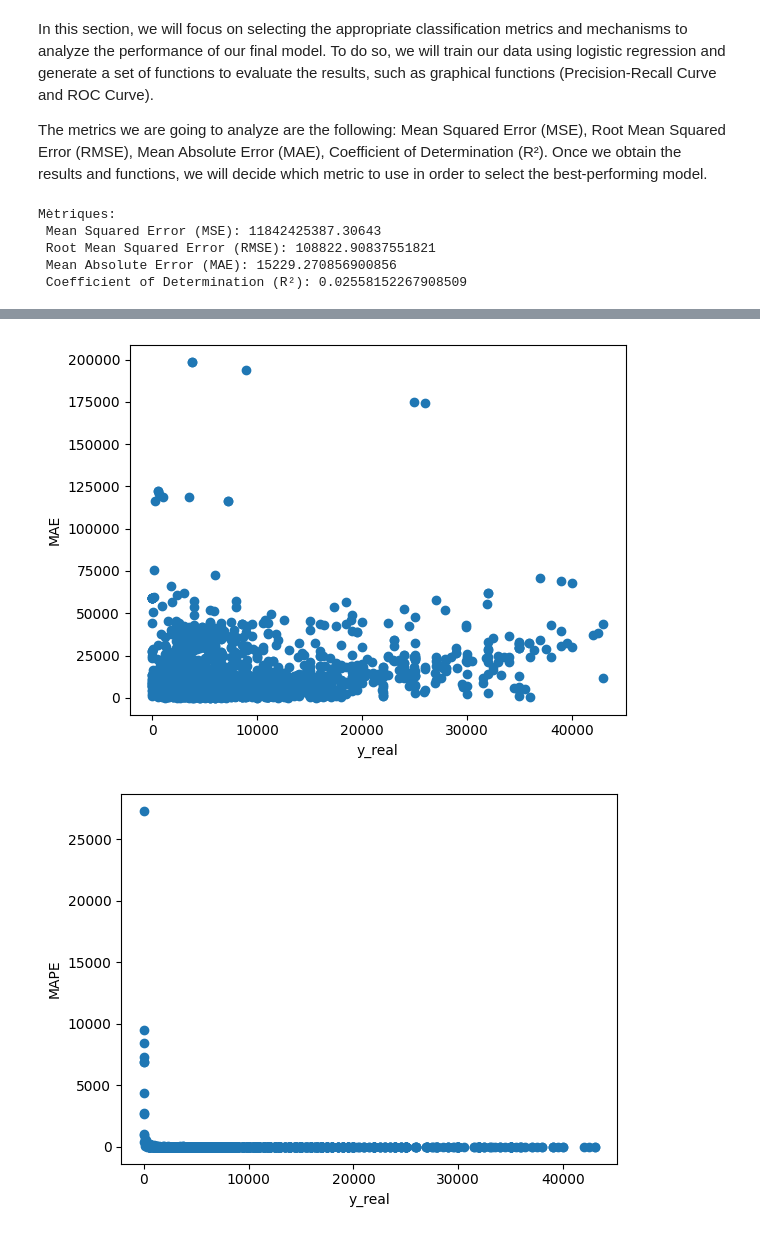
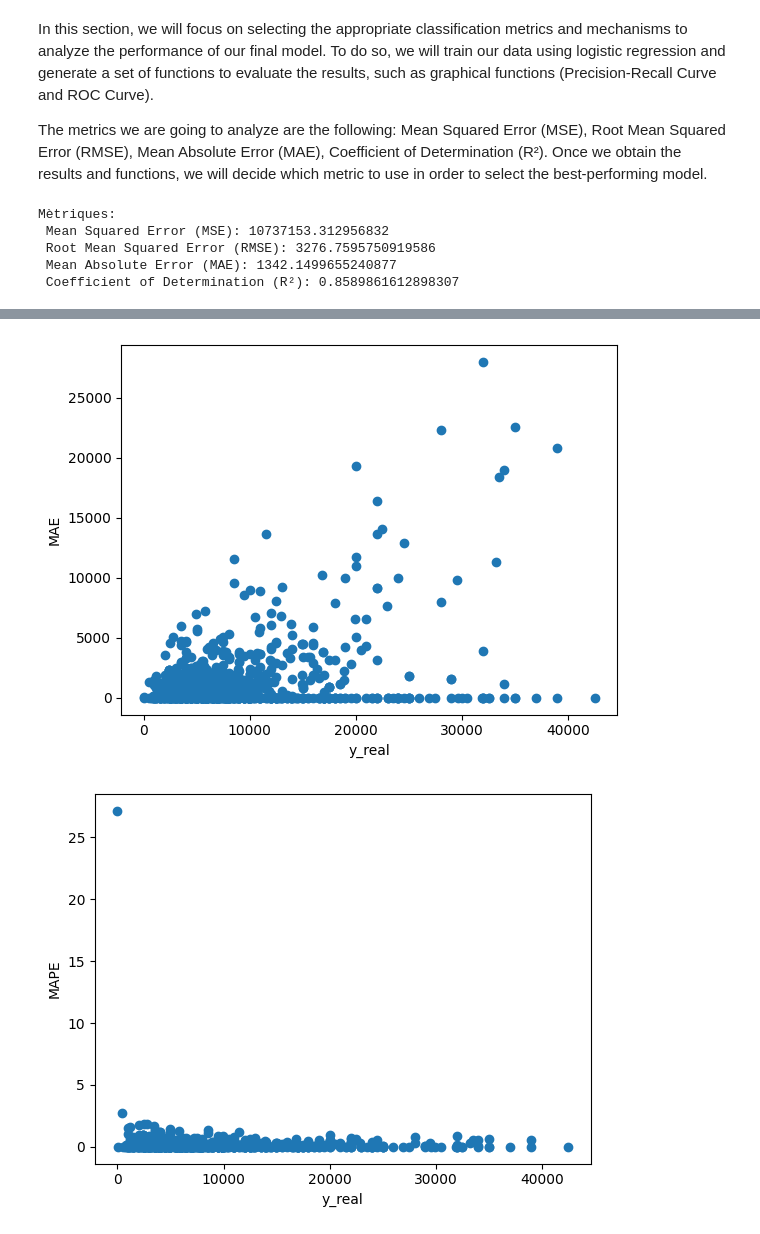
Before and after one commit to PepOrtinLopz/Kaggle, a Jupyter notebook: Kaggle.ipynb, the cells around one changed output, grey strips where cells are left out. Saved outputs shown, nothing was run; the diff lists cells and outputs as text; code cells hidden in the pictures.

```diff
--- a/Kaggle.ipynb
+++ b/Kaggle.ipynb
@@ -166,0 +172,17 @@ Name: posting_date, dtype: object
+# %%
+# Conversion of price to numeric
+df["price"] = pd.to_numeric(df["price"], errors="coerce")
+
+print("[INFO] Price field after conversion to numeric: \n", df['price'].head())
+
+# Filtering the rows of cars that have a price greater than 0
+df = df[df["price"] > 0].copy()
+# Creation of new column containing the natural logarithm of the price
+df["log_price"] = np.log(df["price"])
+
+# Replace any such value with NaN
+df.replace([np.inf, -np.inf], np.nan, inplace=True)
+# Remove al NaN values from both the price and log_price columns
+df.dropna(subset=["price", "log_price"], inplace=True)
+
+get_percentage_nan_per_column(df)
@@ -396,44 +394,36 @@ def mostrar_grafics (y, y_pred):
     plt.ylabel('MAPE')   # Label for the X-axis (Mean Absolute Percentage Error)
     plt.show()
 # %%
-from sklearn.linear_model import LinearRegression
-
 target_att = "price"
 
-df[target_att] = pd.to_numeric(df[target_att], errors="coerce")
+# We apply the linear regression model
+model = LinearRegression()
 
-attributes = [k for k in numeric_cols if k != target_att]
+# Train the model
+model.fit(X, y_log)
 
-data = df[attributes + [target_att]].dropna()
-
-X = data[attributes]
-y = data[target_att]
-
-# print("[DEBUG] NaNs en y:", y.isna().sum())
-# print("[DEBUG] NaNs en X per col:\n", X.isna().sum())
-
-lr = LinearRegression(fit_intercept=True)
-lr.fit(X, y)
-
-y_pred = lr.predict(X)
+# Model prediction
+y_pred_log = model.predict(X)
+# Transform the log scale back to the original scale
+y_pred = np.exp(y_pred_log)   # back to euros
 
 print("Mètriques: ")
-print(" Mean Squared Error (MSE):", calculMetriques(y, y_pred, metric="mse"))
-print(" Root Mean Squared Error (RMSE):", calculMetriques(y, y_pred, metric="rmse"))
-print(" Mean Absolute Error (MAE):", calculMetriques(y, y_pred, metric="mae"))
-print(" Coefficient of Determination (R²):", calculMetriques(y, y_pred, metric="r2"))
+print(" Mean Squared Error (MSE):",  calculMetriques(y_real, y_pred, metric="mse"))
+print(" Root Mean Squared Error (RMSE):", calculMetriques(y_real, y_pred, metric="rmse"))
+print(" Mean Absolute Error (MAE):", calculMetriques(y_real, y_pred, metric="mae"))
+print(" Coefficient of Determination (R²):", calculMetriques(y_real, y_pred, metric="r2"))
 
 # ---- Quitar solo outliers del gráfico ----
-p99 = y.quantile(0.99)
-mask = y <= p99
+p99 = y_real.quantile(0.99)
+mask = y_real <= p99
 
-y_plot = y[mask]
+y_plot = y_real[mask]
 y_pred_plot = y_pred[mask]
 
 mostrar_grafics(y_plot, y_pred_plot)
 # %% [output]
 Mètriques:
- Mean Squared Error (MSE): 11842425387.30643
- Root Mean Squared Error (RMSE): 108822.90837551821
- Mean Absolute Error (MAE): 15229.270856900856
- Coefficient of Determination (R²): 0.02558152267908509
+ Mean Squared Error (MSE): 10737153.312956832
+ Root Mean Squared Error (RMSE): 3276.7595750919586
+ Mean Absolute Error (MAE): 1342.1499655240877
+ Coefficient of Determination (R²): 0.8589861612898307
@@ -442,5 +432,5 @@ Mètriques:
-[figure, old version]
+[figure, new version]
-[figure, old version]
+[figure, new version]
 # %% [markdown]
 Un cop analitzats els resultats amb les diferents mètriques i mecanismes escollirem quina mètrica utilitzarem per avaluar els rendiments dels models i escollir el que més s'adapta al nostre dataset.
 
```
Also changed, not shown: parts of 14 cells of this notebook.
